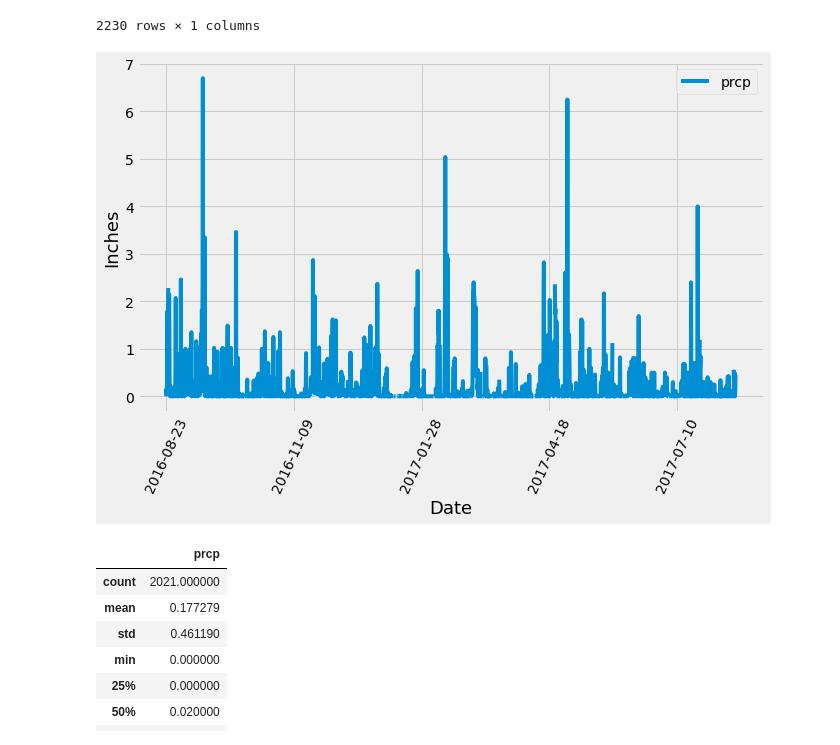
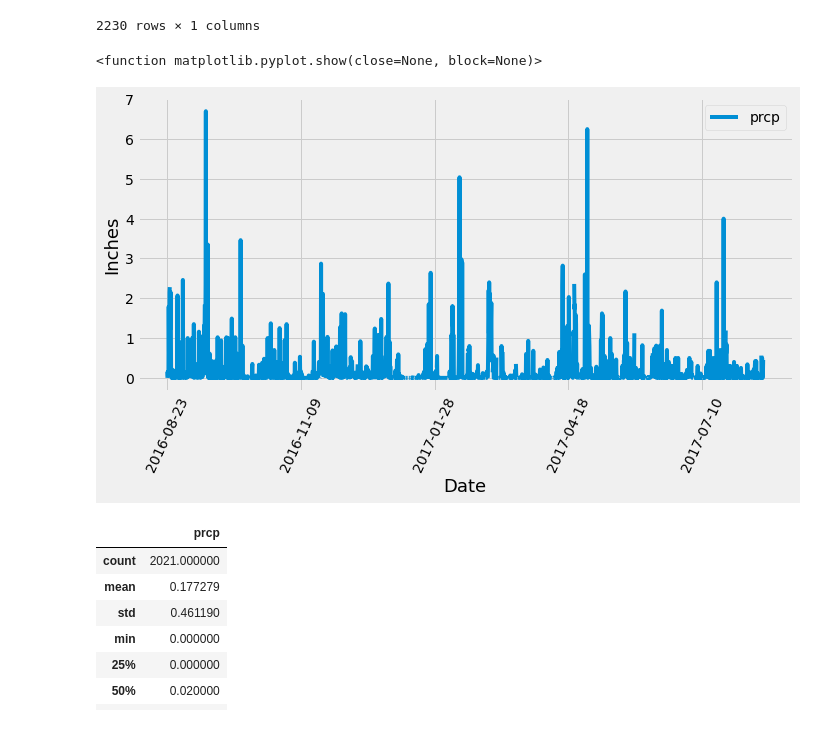
Before and after one commit to ivanovteam/sqlalchemy-challenge, a Jupyter notebook: climate_analysis.ipynb, the cells around one changed output. Cells and saved outputs as stored; diff of their text form; code cells hidden in the pictures.

```diff
--- a/climate_analysis.ipynb
+++ b/climate_analysis.ipynb
@@ -131,12 +131,15 @@ plot_df
 # %%
 # Use Pandas Plotting with Matplotlib to plot the data
 plot_df.plot(figsize=(10,6))
 plt.xticks(rotation=65,fontsize=14)
 plt.ylabel('Inches',fontsize=18)
 plt.xlabel('Date' ,fontsize=18)
-plt.show()
+plt.tight_layout()
+plt.savefig("precipitation.png")
+plt.show
 # %% [output]
+<function matplotlib.pyplot.show(close=None, block=None)>
-[figure, old version]
+[figure, new version]
 # %%
 # Use Pandas to calcualte the summary statistics for the precipitation data -look at the pictures
 plot_df.describe()
```
Also changed, not shown: parts of 1 cell of this notebook.
